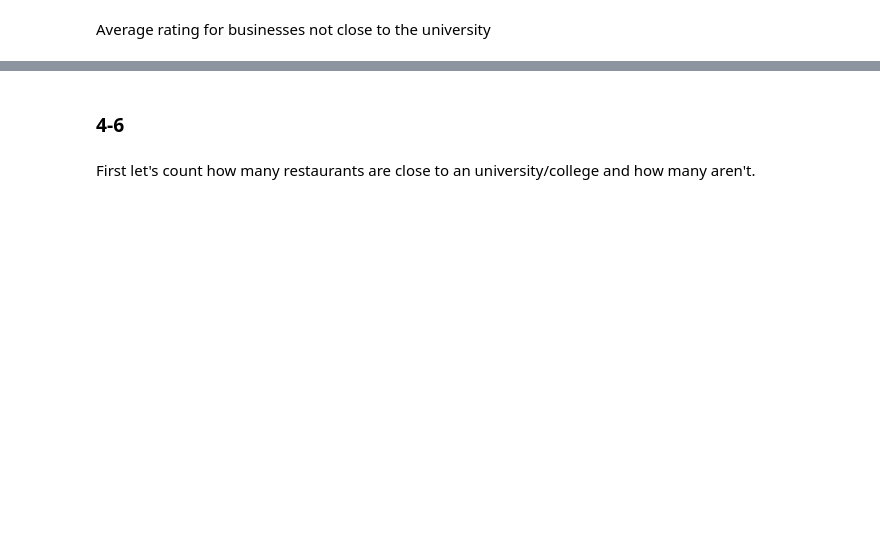
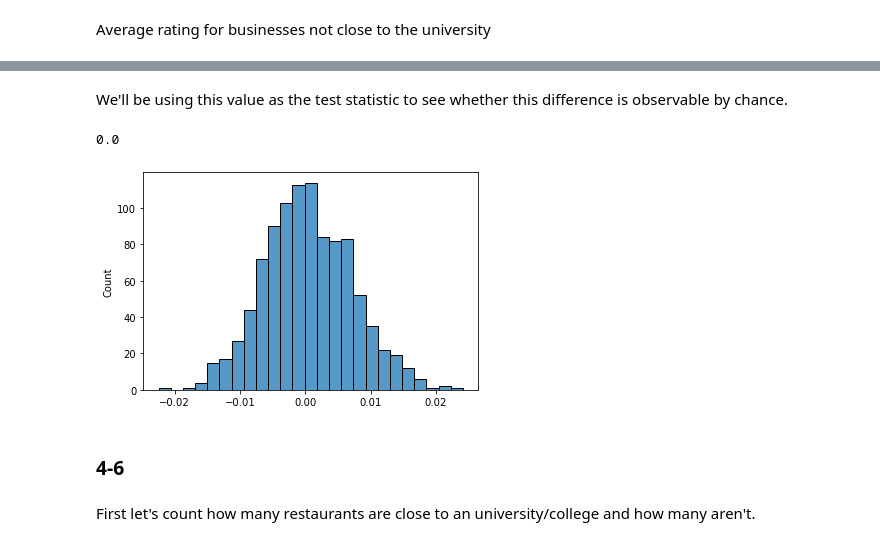
Before and after one commit to rabihzsiddiqui/Restaurant_Rating_Analysis, a Jupyter notebook: EDACheckpoint_Group025_WI24.ipynb, the cells around one changed output, grey strips where cells are left out. Cells and saved outputs as stored; diff of their text form; code cells hidden in the pictures; blank space fills up the shorter version.

```diff
--- a/EDACheckpoint_Group025_WI24.ipynb
+++ b/EDACheckpoint_Group025_WI24.ipynb
@@ -307,3 +371,23 @@ test_statistic
+# %% [markdown]
+We'll be using this value as the test statistic to see whether this difference is observable by chance.
+# %%
+def permutation_tests():
+    diff_array = list()
+    shuffled_df = review_businesses.copy()
+    for i in range (1000):
+        shuffled_df['close_to_university'] = np.random.permutation(shuffled_df['close_to_university'])
+        close = shuffled_df[shuffled_df['close_to_university'] == True]['avg_rating'].mean()
+        not_close = shuffled_df[shuffled_df['close_to_university'] == False]['avg_rating'].mean()
+        diff_array.append((close-not_close))
+    return np.array(diff_array)
+
+results = permutation_tests()
+sns.histplot(results)
+results.mean()
+np.mean(test_statistic < results)
+# %% [output]
+0.0
+[figure, added]
 # %% [markdown]
 ### 4-6
 # %% [markdown]
```
Also changed, not shown: parts of 26 cells of this notebook.
